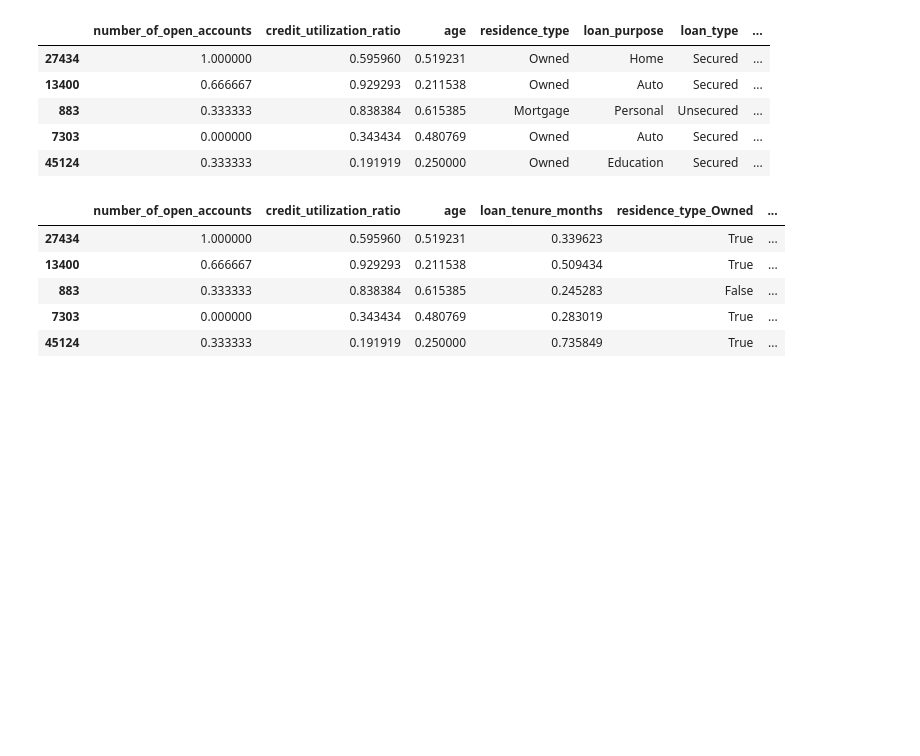
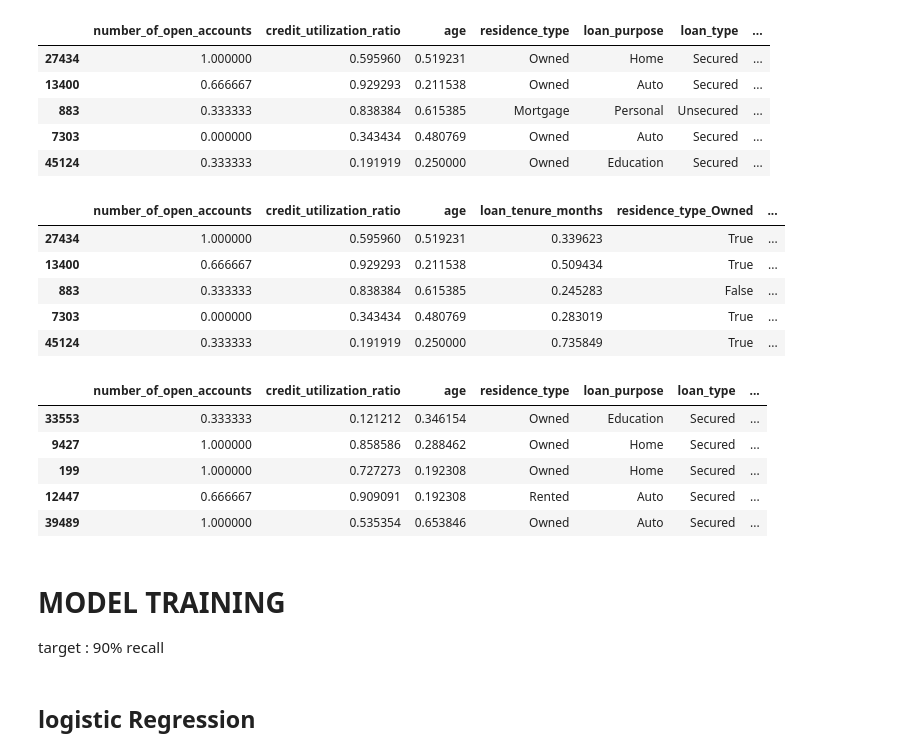
Before and after one commit to rupeshkumarp/credit_risk_analysis, a Jupyter notebook: data_preprocessing_and_eda.ipynb, the cells around one changed output. Saved outputs shown, nothing was run; the diff lists cells and outputs as text; code cells hidden in the pictures; blank space fills up the shorter version.

Commit message:
model training

```diff
--- a/data_preprocessing_and_eda.ipynb
+++ b/data_preprocessing_and_eda.ipynb
@@ -826,3 +829,17 @@ x_train_encoded.head()
 | 883 | 0.333333 | 0.838384 | 0.615385 | 0.245283 | False | ... |
 | 7303 | 0.000000 | 0.343434 | 0.480769 | 0.283019 | True | ... |
 | 45124 | 0.333333 | 0.191919 | 0.250000 | 0.735849 | True | ... |
+# %%
+x_test_reduced.head()
+# %% [output]
+|  | number_of_open_accounts | credit_utilization_ratio | age | residence_type | loan_purpose | loan_type | ... |
+| 33553 | 0.333333 | 0.121212 | 0.346154 | Owned | Education | Secured | ... |
+| 9427 | 1.000000 | 0.858586 | 0.288462 | Owned | Home | Secured | ... |
+| 199 | 1.000000 | 0.727273 | 0.192308 | Owned | Home | Secured | ... |
+| 12447 | 0.666667 | 0.909091 | 0.192308 | Rented | Auto | Secured | ... |
+| 39489 | 1.000000 | 0.535354 | 0.653846 | Owned | Auto | Secured | ... |
+# %% [markdown]
+# MODEL TRAINING
+target : 90% recall
+# %% [markdown]
+## logistic Regression
```
Also changed, not shown: parts of 15 cells of this notebook.
